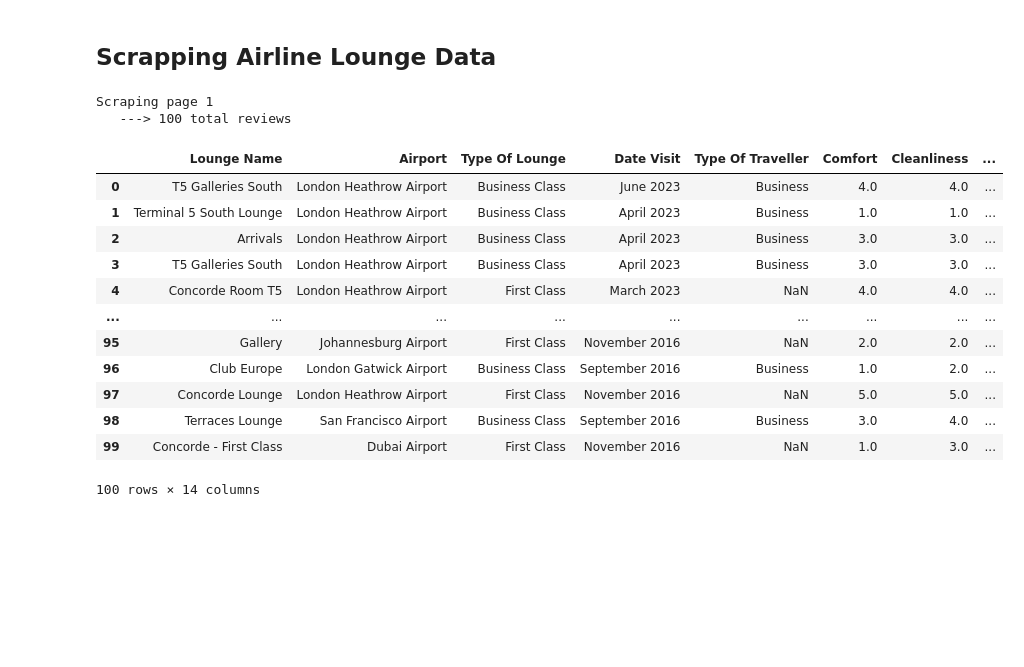
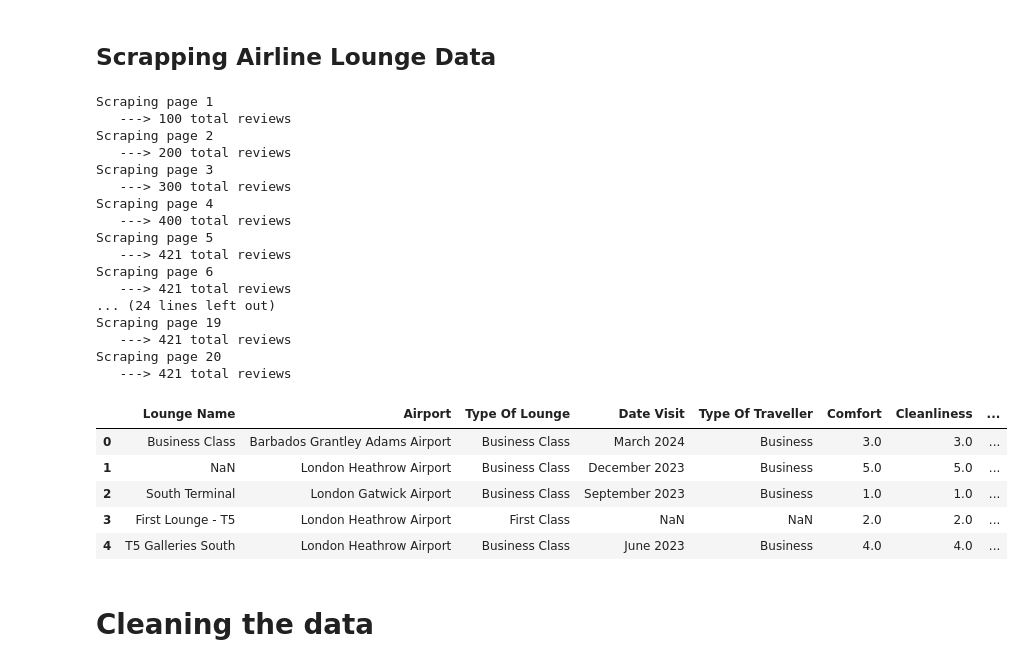
Before and after one commit to nelson123-lab/British-Airways-Data-Science, a Jupyter notebook: Scapping_data.ipynb, the cells around one changed output. Saved outputs shown, nothing was run; the diff lists cells and outputs as text; code cells hidden in the pictures; blank space fills up the shorter version.

Commit message:
cleaning the data

```diff
--- a/Scapping_data.ipynb
+++ b/Scapping_data.ipynb
@@ -16,32 +16,3 @@ If you navigate to this link: [https://www.airlinequality.com/airline-reviews/br
 import requests
 from bs4 import BeautifulSoup
 import pandas as pd
-# %%
-base_url = "https://www.airlinequality.com/airline-reviews/british-airways"
-# Number of pages that are to be scraped.
-pages = 20
-# Total number of reviews that each page contains. The webpage offers 10, 20 and 100 reviews to be viewed at a single time.
-page_size = 100
-
-# Creating a list to store the information of each reviews.
-reviews = []
-
-# for i in range(1, pages + 1):
-for i in range(1, pages + 1):
-
-    print(f"Scraping page {i}")
-
-    # Create URL to collect links from paginated data
-    url = f"{base_url}/page/{i}/?sortby=post_date%3ADesc&pagesize={page_size}"
-
-    # Collect HTML data from this page
-    response = requests.get(url)
-
-    # Parse content
-    content = response.content
-    parsed_content = BeautifulSoup(content, 'html.parser')
-    for para in parsed_content.find_all("div", {"class": "text_content"}):
-        # Appending each information to the list of reviews.
-        reviews.append(para.get_text())
-
-    print(f"   ---> {len(reviews)} total reviews")
@@ -225,7 +212,7 @@ Scraping page 1
 ## Scrapping Airline Lounge Data
 # %%
 base_url = "https://www.airlinequality.com/lounge-reviews/british-airways/"
-pages = 1 #10
+pages = 20 #10
 page_size = 100 #100
 
 reviews = []
@@ -287,19 +274,27 @@ df["reviews"] = reviews
 # %% [output]
 Scraping page 1
    ---> 100 total reviews
+Scraping page 2
+   ---> 200 total reviews
+Scraping page 3
+   ---> 300 total reviews
+Scraping page 4
+   ---> 400 total reviews
+Scraping page 5
+   ---> 421 total reviews
+Scraping page 6
+   ---> 421 total reviews
+... (24 lines left out)
+Scraping page 19
+   ---> 421 total reviews
+Scraping page 20
+   ---> 421 total reviews
 # %%
-df
+df.head()
 # %% [output]
 |  | Lounge Name | Airport | Type Of Lounge | Date Visit | Type Of Traveller | Comfort | Cleanliness | ... |
-| 0 | T5 Galleries South | London Heathrow Airport | Business Class | June 2023 | Business | 4.0 | 4.0 | ... |
-| 1 | Terminal 5 South Lounge | London Heathrow Airport | Business Class | April 2023 | Business | 1.0 | 1.0 | ... |
-| 2 | Arrivals | London Heathrow Airport | Business Class | April 2023 | Business | 3.0 | 3.0 | ... |
-| 3 | T5 Galleries South | London Heathrow Airport | Business Class | April 2023 | Business | 3.0 | 3.0 | ... |
-| 4 | Concorde Room T5 | London Heathrow Airport | First Class | March 2023 | NaN | 4.0 | 4.0 | ... |
-| ... | ... | ... | ... | ... | ... | ... | ... | ... |
-| 95 | Gallery | Johannesburg Airport | First Class | November 2016 | NaN | 2.0 | 2.0 | ... |
-| 96 | Club Europe | London Gatwick Airport | Business Class | September 2016 | Business | 1.0 | 2.0 | ... |
-| 97 | Concorde Lounge | London Heathrow Airport | First Class | November 2016 | NaN | 5.0 | 5.0 | ... |
-| 98 | Terraces Lounge | San Francisco Airport | Business Class | September 2016 | Business | 3.0 | 4.0 | ... |
-| 99 | Concorde - First Class | Dubai Airport | First Class | November 2016 | NaN | 1.0 | 3.0 | ... |
+| 0 | Business Class | Barbados Grantley Adams Airport | Business Class | March 2024 | Business | 3.0 | 3.0 | ... |
+| 1 | NaN | London Heathrow Airport | Business Class | December 2023 | Business | 5.0 | 5.0 | ... |
+| 2 | South Terminal | London Gatwick Airport | Business Class | September 2023 | Business | 1.0 | 1.0 | ... |
+| 3 | First Lounge - T5 | London Heathrow Airport | First Class | NaN | NaN | 2.0 | 2.0 | ... |
+| 4 | T5 Galleries South | London Heathrow Airport | Business Class | June 2023 | Business | 4.0 | 4.0 | ... |
-100 rows × 14 columns
@@ -305,0 +303,2 @@ df
+# %% [markdown]
+# Cleaning the data
```
Also changed, not shown: parts of 21 cells of this notebook.
